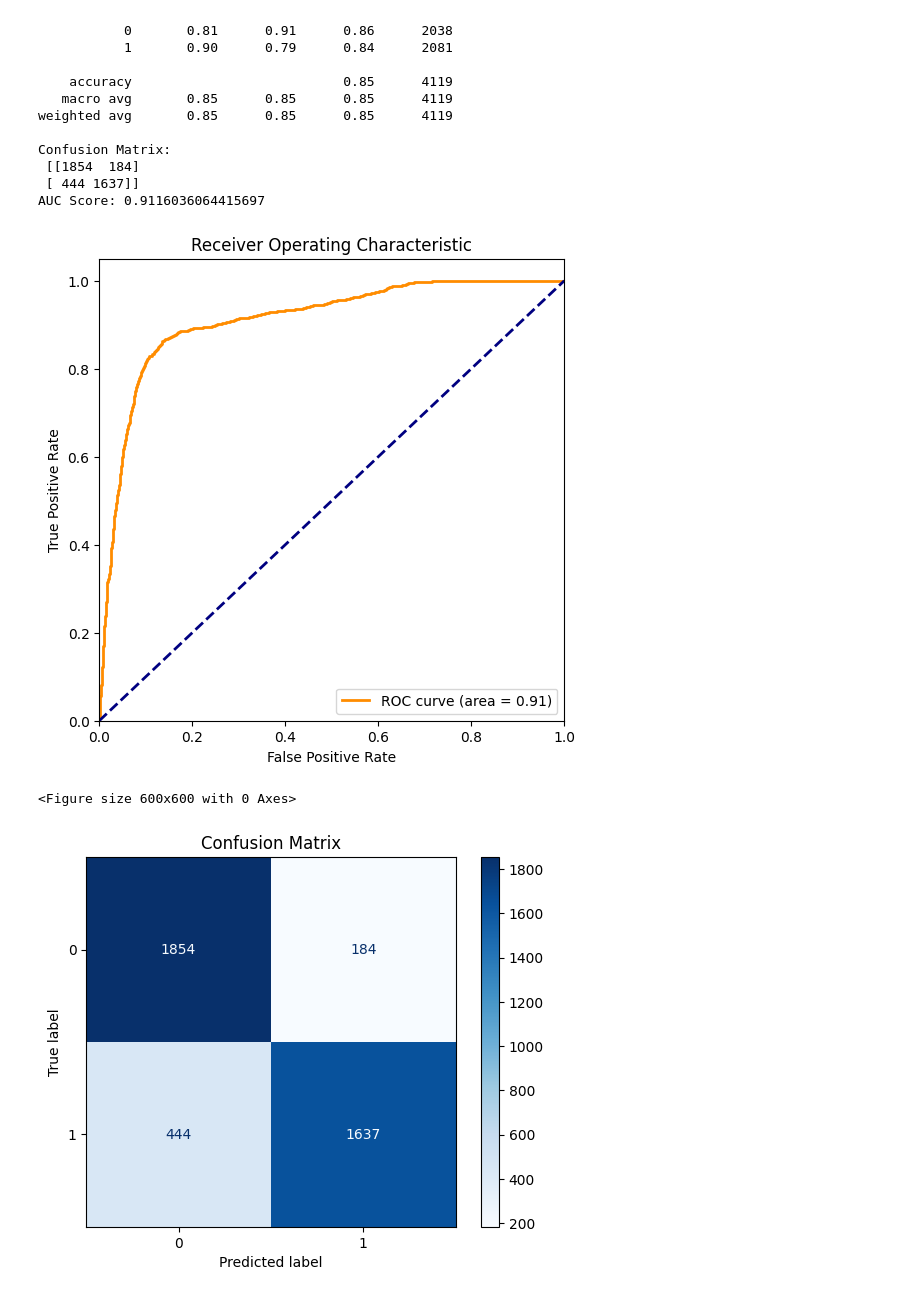
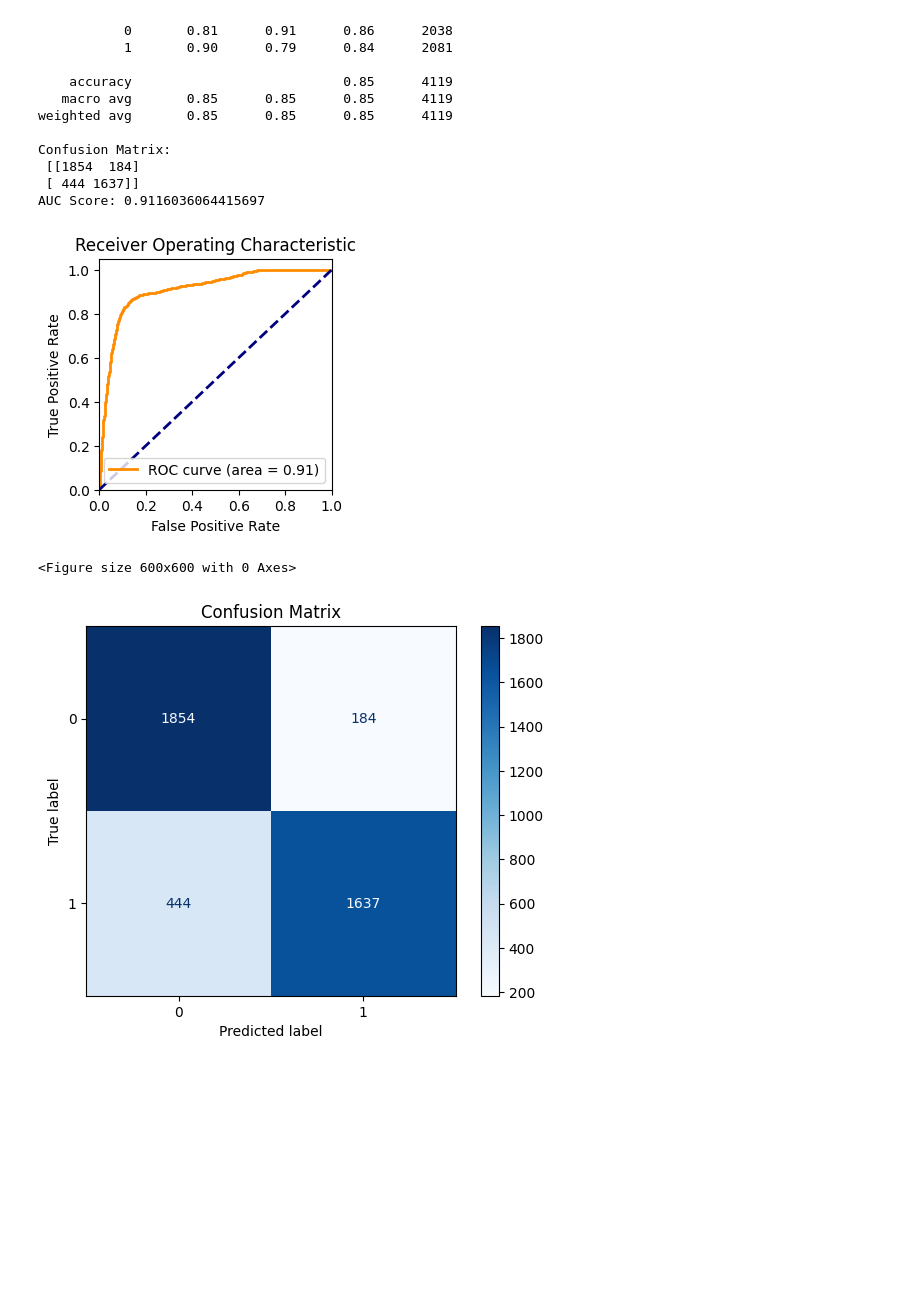
Before and after one commit to LosPadrinosMemens/FPA_DataAnalysis, a Jupyter notebook: LogisticReg.ipynb, the cells around one changed output. Cells and saved outputs as stored; diff of their text form; code cells hidden in the pictures; blank space fills up the shorter version.

```diff
--- a/LogisticReg.ipynb
+++ b/LogisticReg.ipynb
@@ -80,30 +80,30 @@ AUC Score: 0.9116036064415697
 # %%
 import matplotlib.pyplot as plt
 from sklearn.metrics import roc_curve, auc, precision_recall_curve, ConfusionMatrixDisplay
 from sklearn.feature_selection import mutual_info_classif
 
 # 2. ROC Curve
 fpr, tpr, _ = roc_curve(y_test, y_pred_proba)
 roc_auc = auc(fpr, tpr)
 
-plt.figure(figsize=(6, 6))
+plt.figure(figsize=(3, 3))
 plt.plot(fpr, tpr, color='darkorange', lw=2, label='ROC curve (area = %0.2f)' % roc_auc)
 plt.plot([0, 1], [0, 1], color='navy', lw=2, linestyle='--')
 plt.xlim([0.0, 1.0])
 plt.ylim([0.0, 1.05])
 plt.xlabel('False Positive Rate')
 plt.ylabel('True Positive Rate')
 plt.title('Receiver Operating Characteristic')
 plt.legend(loc="lower right")
 plt.show()
 
 # 3. Confusion Matrix Visualization
 plt.figure(figsize=(6, 6))
 ConfusionMatrixDisplay.from_predictions(y_test, y_pred, cmap=plt.cm.Blues)
 plt.title('Confusion Matrix')
 plt.show()
 # %% [output]
-[figure, old version]
+[figure, new version]
 <Figure size 600x600 with 0 Axes>
 [figure]
 # %%
```
Also changed, not shown: parts of 1 cell of this notebook, 5 other files.
